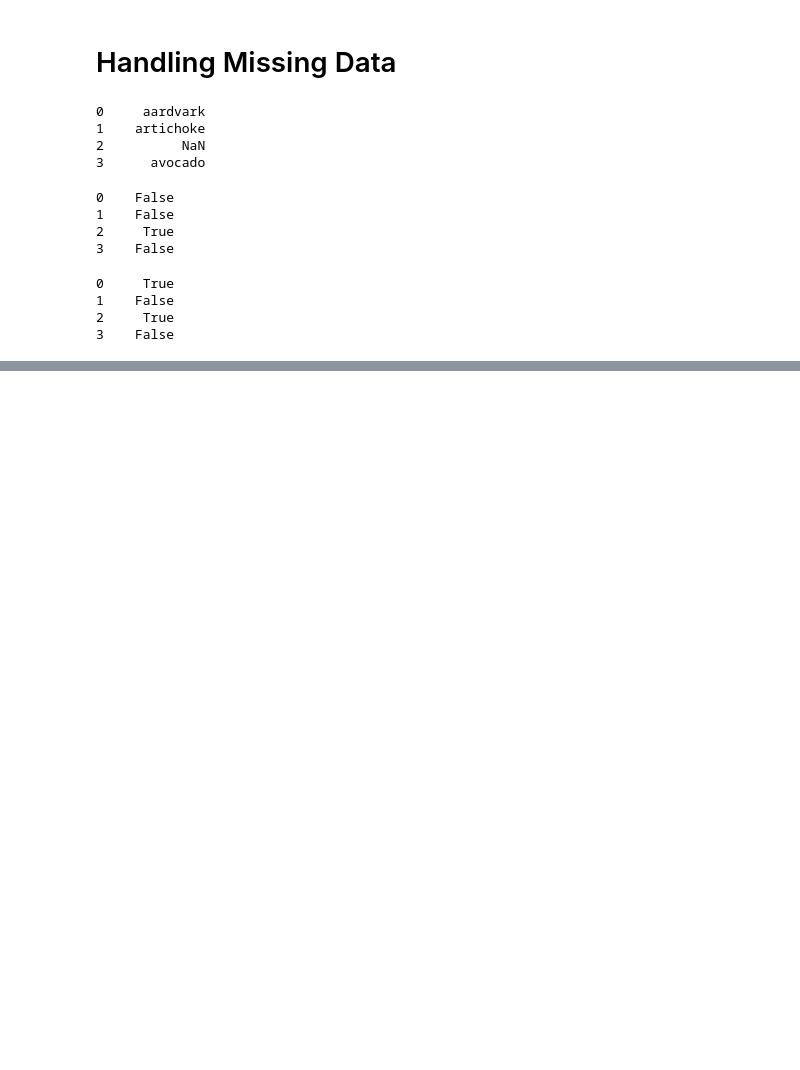
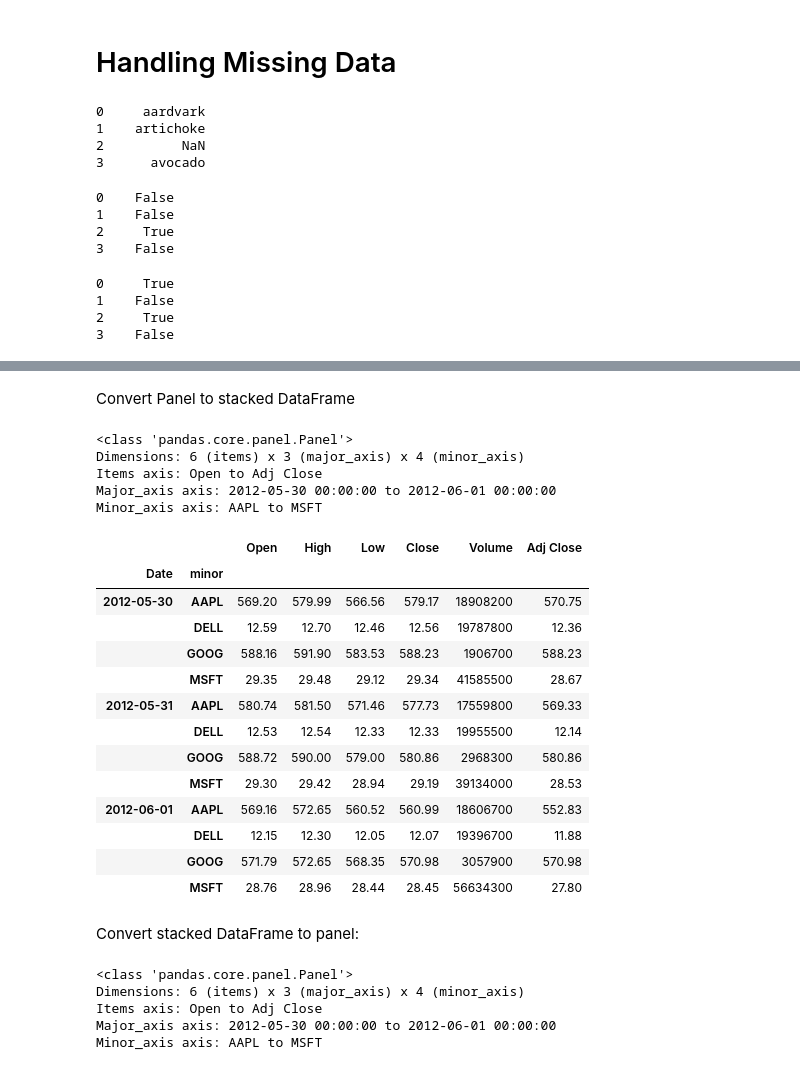
Before and after one commit to joshualande/PhD-Work, a Jupyter notebook: ipython/pandas testing.ipynb, the cells around one changed output, grey strips where cells are left out. Saved outputs shown, nothing was run; the diff lists cells and outputs as text; code cells hidden in the pictures; blank space fills up the shorter version.

```diff
--- a/ipython/pandas testing.ipynb
+++ b/ipython/pandas testing.ipynb
@@ -342,0 +610,4 @@ string_data.isnull()
+# %%
+import pandas.io.data as web
+pdata = pd.Panel(dict((stk, web.get_data_yahoo(stk, '1/1/2009', '6/1/2012'))
+                      for stk in ['AAPL', 'GOOG', 'MSFT', 'DELL']))
@@ -342,0 +626,3 @@ string_data.isnull()
+# %%
+pdata = pdata.swapaxes('items', 'minor')
+pdata
@@ -342,0 +669,38 @@ string_data.isnull()
+# %% [markdown]
+Convert Panel to stacked DataFrame
+# %%
+pdata.ix[:, '5/30/2012':, :]
+# %% [output]
+<class 'pandas.core.panel.Panel'>
+Dimensions: 6 (items) x 3 (major_axis) x 4 (minor_axis)
+Items axis: Open to Adj Close
+Major_axis axis: 2012-05-30 00:00:00 to 2012-06-01 00:00:00
+Minor_axis axis: AAPL to MSFT
+# %%
+stacked=pdata.ix[:, '5/30/2012':, :].to_frame()
+stacked
+# %% [output]
+|  |  | Open | High | Low | Close | Volume | Adj Close |
+| Date | minor |  |  |  |  |  |  |
+| 2012-05-30 | AAPL | 569.20 | 579.99 | 566.56 | 579.17 | 18908200 | 570.75 |
+|  | DELL | 12.59 | 12.70 | 12.46 | 12.56 | 19787800 | 12.36 |
+|  | GOOG | 588.16 | 591.90 | 583.53 | 588.23 | 1906700 | 588.23 |
+|  | MSFT | 29.35 | 29.48 | 29.12 | 29.34 | 41585500 | 28.67 |
+| 2012-05-31 | AAPL | 580.74 | 581.50 | 571.46 | 577.73 | 17559800 | 569.33 |
+|  | DELL | 12.53 | 12.54 | 12.33 | 12.33 | 19955500 | 12.14 |
+|  | GOOG | 588.72 | 590.00 | 579.00 | 580.86 | 2968300 | 580.86 |
+|  | MSFT | 29.30 | 29.42 | 28.94 | 29.19 | 39134000 | 28.53 |
+| 2012-06-01 | AAPL | 569.16 | 572.65 | 560.52 | 560.99 | 18606700 | 552.83 |
+|  | DELL | 12.15 | 12.30 | 12.05 | 12.07 | 19396700 | 11.88 |
+|  | GOOG | 571.79 | 572.65 | 568.35 | 570.98 | 3057900 | 570.98 |
+|  | MSFT | 28.76 | 28.96 | 28.44 | 28.45 | 56634300 | 27.80 |
+# %% [markdown]
+Convert stacked DataFrame to panel:
+# %%
+stacked.to_panel()
+# %% [output]
+<class 'pandas.core.panel.Panel'>
+Dimensions: 6 (items) x 3 (major_axis) x 4 (minor_axis)
+Items axis: Open to Adj Close
+Major_axis axis: 2012-05-30 00:00:00 to 2012-06-01 00:00:00
+Minor_axis axis: AAPL to MSFT
```
Also changed, not shown: parts of 101 cells of this notebook, 2 other files.
